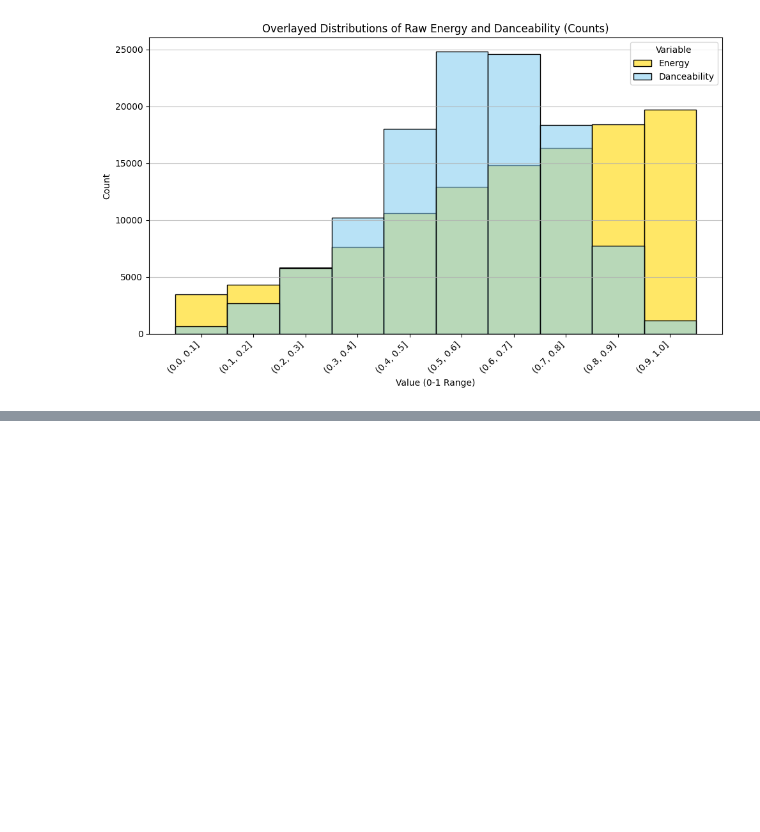
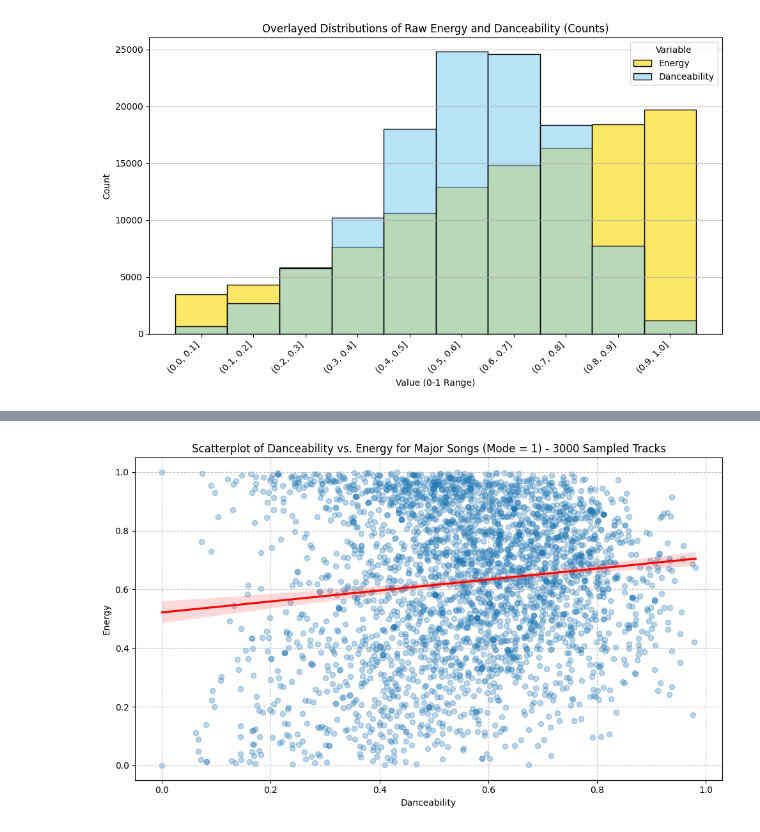
Before and after one commit to jak0110/Group-6-Project, a Jupyter notebook: GISC.ipynb, the cells around one changed output, grey strips where cells are left out. Drawn from its saved outputs; the diff is of its cells as text; code cells hidden in the pictures; blank space fills up the shorter version.

```diff
--- a/GISC.ipynb
+++ b/GISC.ipynb
@@ -628,3 +628,23 @@ else:
   print("DataFrame 'df' not found or is empty. Please ensure the dataset was loaded correctly.")
 # %% [output]
 [figure]
+# %%
+import kagglehub
+from kagglehub import KaggleDatasetAdapter
+import pandas as pd
+
+# Set the path to the file you'd like to load
+file_path = "dataset.csv"
+
+# Load the latest version of the dataset
+try:
+  df = kagglehub.load_dataset(
+    KaggleDatasetAdapter.PANDAS,
+    "maharshipandya/-spotify-tracks-dataset",
+    file_path
+  )
+  print(f"Dataset '{file_path}' loaded successfully. First 5 rows:\n")
+  display(df.head())
+except Exception as e:
+  print(f"Error loading dataset: {e}")
+  print("Please ensure the dataset 'maharshipandya/-spotify-tracks-dataset' is available and 'dataset.csv' (or the correct filename) is the correct file path.")
@@ -630,0 +661,32 @@ else:
+# %%
+import matplotlib.pyplot as plt
+import seaborn as sns
+
+# Ensure df is loaded and required columns exist
+if 'df' in locals() and not df.empty:
+  if 'danceability' in df.columns and 'energy' in df.columns and 'mode' in df.columns:
+
+    # Filter for Major Keys (mode = 1)
+    major_songs_df = df[df['mode'] == 1]
+    # Sample 3000 tracks, or all if less than 3000
+    if len(major_songs_df) > 3000:
+        major_songs_sampled = major_songs_df.sample(n=3000, random_state=42)
+    else:
+        major_songs_sampled = major_songs_df
+
+    plt.figure(figsize=(10, 6))
+    sns.regplot(x='danceability', y='energy', data=major_songs_sampled,
+                scatter_kws={'alpha':0.3}, line_kws={'color':'red'})
+    plt.title('Scatterplot of Danceability vs. Energy for Major Songs (Mode = 1) - 3000 Sampled Tracks')
+    plt.xlabel('Danceability')
+    plt.ylabel('Energy')
+    plt.grid(True, linestyle='--', alpha=0.7)
+    plt.tight_layout()
+    plt.show()
+
+  else:
+    print("One or more of the 'danceability', 'energy', or 'mode' columns were not found in the DataFrame.")
+else:
+  print("DataFrame 'df' not found or is empty. Please ensure the dataset was loaded correctly.")
+# %% [output]
+[figure, added]
```
Also changed, not shown: parts of 3 cells of this notebook.
